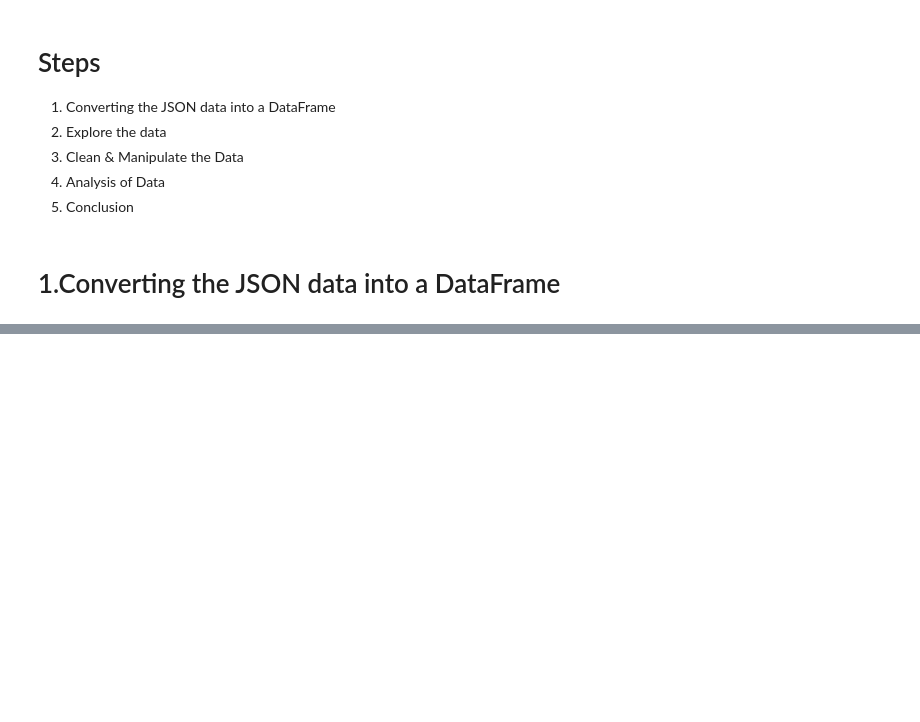
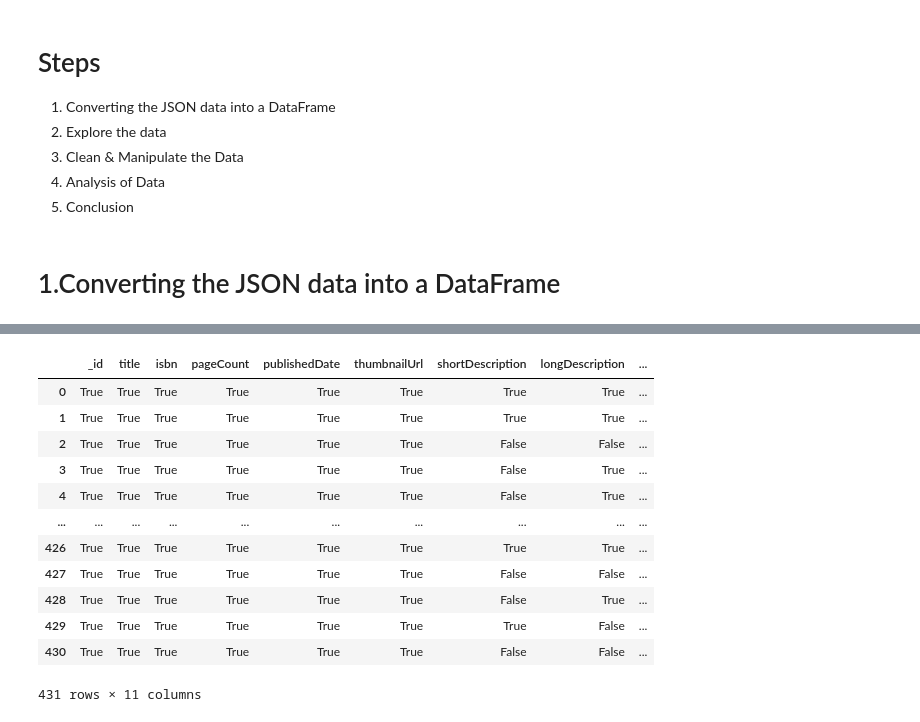
Before and after one commit to sujataprasad01/Books-JSON-data-for-scrapping-analysis, a Jupyter notebook: Project_4_Using_JSON_data_for_analysis.ipynb, the cells around one changed output, grey strips where cells are left out. Drawn from its saved outputs; the diff is of its cells as text; code cells hidden in the pictures; blank space fills up the shorter version.

```diff
--- a/Project_4_Using_JSON_data_for_analysis.ipynb
+++ b/Project_4_Using_JSON_data_for_analysis.ipynb
@@ -34,0 +98,16 @@ df
+# %%
+df.notnull()
+# %% [output]
+|  | _id | title | isbn | pageCount | publishedDate | thumbnailUrl | shortDescription | longDescription | ... |
+| 0 | True | True | True | True | True | True | True | True | ... |
+| 1 | True | True | True | True | True | True | True | True | ... |
+| 2 | True | True | True | True | True | True | False | False | ... |
+| 3 | True | True | True | True | True | True | False | True | ... |
+| 4 | True | True | True | True | True | True | False | True | ... |
+| ... | ... | ... | ... | ... | ... | ... | ... | ... | ... |
+| 426 | True | True | True | True | True | True | True | True | ... |
+| 427 | True | True | True | True | True | True | False | False | ... |
+| 428 | True | True | True | True | True | True | False | True | ... |
+| 429 | True | True | True | True | True | True | True | False | ... |
+| 430 | True | True | True | True | True | True | False | False | ... |
+431 rows × 11 columns
```
Also changed, not shown: parts of 10 cells of this notebook.
